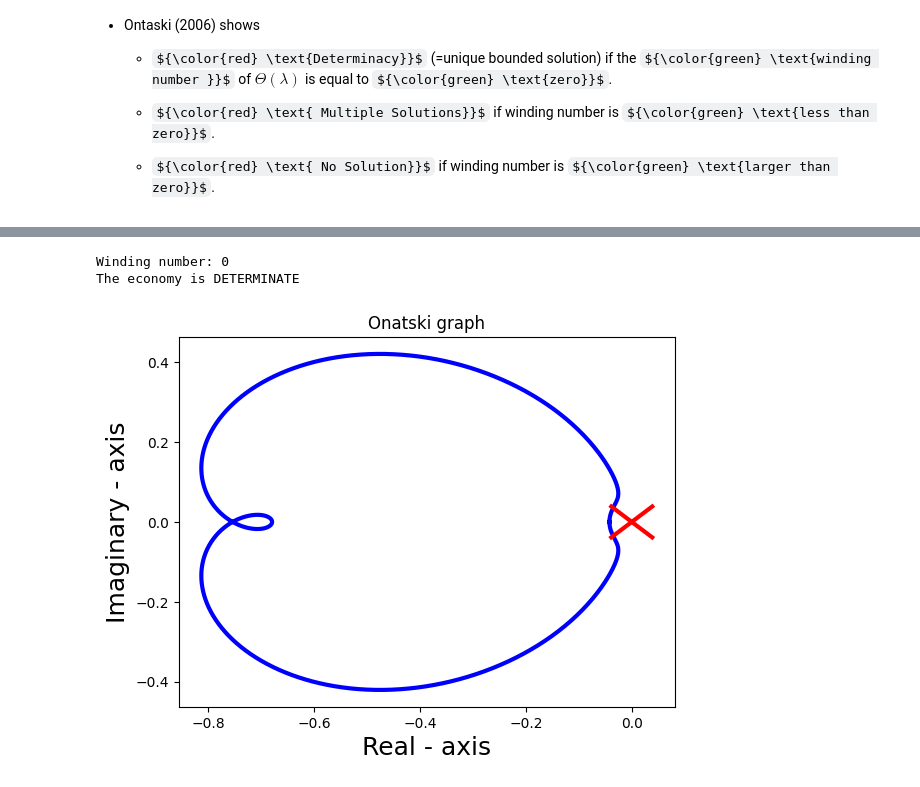
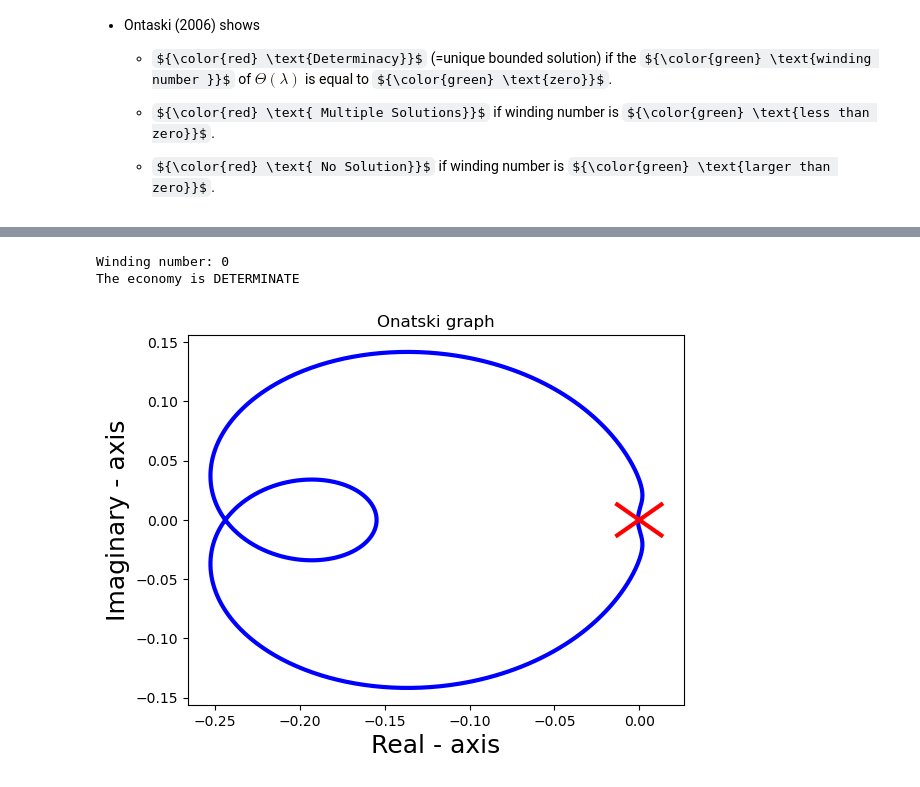
Before and after one commit to alfredlovgren/local-determinacy, a Jupyter notebook: notebooks/HA_FTPL_Flex.ipynb, the cells around one changed output, grey strips where cells are left out. Saved outputs shown, nothing was run; the diff lists cells and outputs as text; code cells hidden in the pictures; some formulas as TeX source.

```diff
--- a/notebooks/HA_FTPL_Flex.ipynb
+++ b/notebooks/HA_FTPL_Flex.ipynb
@@ -52,7 +52,8 @@ def make_grids(rho_e, sd_e, n_e, min_a, max_a, n_a):
 def income(w, Tax, pi_e, e_grid):
             tax_rule = e_grid
             tax = Tax / np.sum(pi_e * tax_rule) * tax_rule
-            y = w * e_grid - Tax
+            #tax = Tax
+            y = w * e_grid - tax
             return y
 
 hh1 = hh.add_hetinputs([make_grids, income])
@@ -84,8 +85,8 @@ def monetary(piL, rstar, rscale, phi):
         return rN
 
 @simple
-def monetaryReal(piL, rN):
-        r = (1 + rN) / (1 + piL(+1)) - 1
+def monetaryReal(piL, rN, Realshock):
+        r = (1 + rN) / (1 + piL(+1)) - 1  + Realshock
         return r
 
 
@@ -100,9 +101,10 @@ def debt(rN, piL, B, Tax,Bss):
         return budget
 
 @simple
-def mkt_clearing(A, B):
-        asset_mkt = A - B(+1)
-        return asset_mkt
+def mkt_clearing(A, B,Bss):
+        asset_mkt = (A - B(+1))/Bss
+        bonds = B
+        return asset_mkt, bonds
 
 
 @simple
@@ -119,7 +121,7 @@ ha_ss = create_model(blocks_ss, name="One-Asset Simple HANK SS")
 
 calibration =  {'eis': 1, 'rho_e': 0.945,  'sd_e': 0.7, 'n_e': 13,
                'min_a': 0.0, 'max_a': 1000, 'n_a': 200, 'Y': 1,  'Yss': 1,  'Bss': 4, 'tss': 0.05,   'piL': 0.0,
-               'mu': 1.1, 'rstar': 0.0125, 'rscale': 1.0125 , 'phi': 1.1, 'gamma': 1.1, 'B': 4}
+               'mu': 1.1, 'rstar': 0.0125, 'rscale': 1.0125 , 'Realshock': 0.0,  'phi': 1.1, 'gamma': 1.1, 'B': 4}
 
 unknowns_ss = {'beta': 0.986}
 targets_ss = {'asset_mkt': 0}
@@ -172,20 +184,25 @@ ss = ha.steady_state(ss0)
 # %%
 T = 300
 
+exogenous = ['Realshock']
+
 unknowns = ['piL','B']
-targets = ['asset_mkt','budget']
+
+targets = ['asset_mkt','budget','capital','bonds']
 
 H_U = ha.jacobian(ss, unknowns, targets, T=T)
 
-onatski = ld.onatski(targets = targets, endogenous = unknowns, T =T, ss0=ss0, H_U = H_U)
+H_Z = ha.jacobian(ss, exogenous, targets, T=T)
 
-windingNumber = ld.onatskiWindingNumber(onatski)
+targets = ['asset_mkt','budget']
+
+onatski, dU = ld.onatski(targets = targets, endogenous = unknowns,  predetermined=[0, 1], lags=[1, 0] , T =T, ss0=ss0, H_U = H_U,  exogenous = 'Realshock', H_Z = H_Z)
 
 windingNumber = ld.onatskiWindingNumber(onatski)
 print(ld.checkSolutions(windingNumber))
 
 ld.plot(onatski)
 # %% [output]
 Winding number: 0
 The economy is DETERMINATE
-[figure, old version]
+[figure, new version]
```
Also changed, not shown: parts of 2 cells of this notebook, 9 other files.
